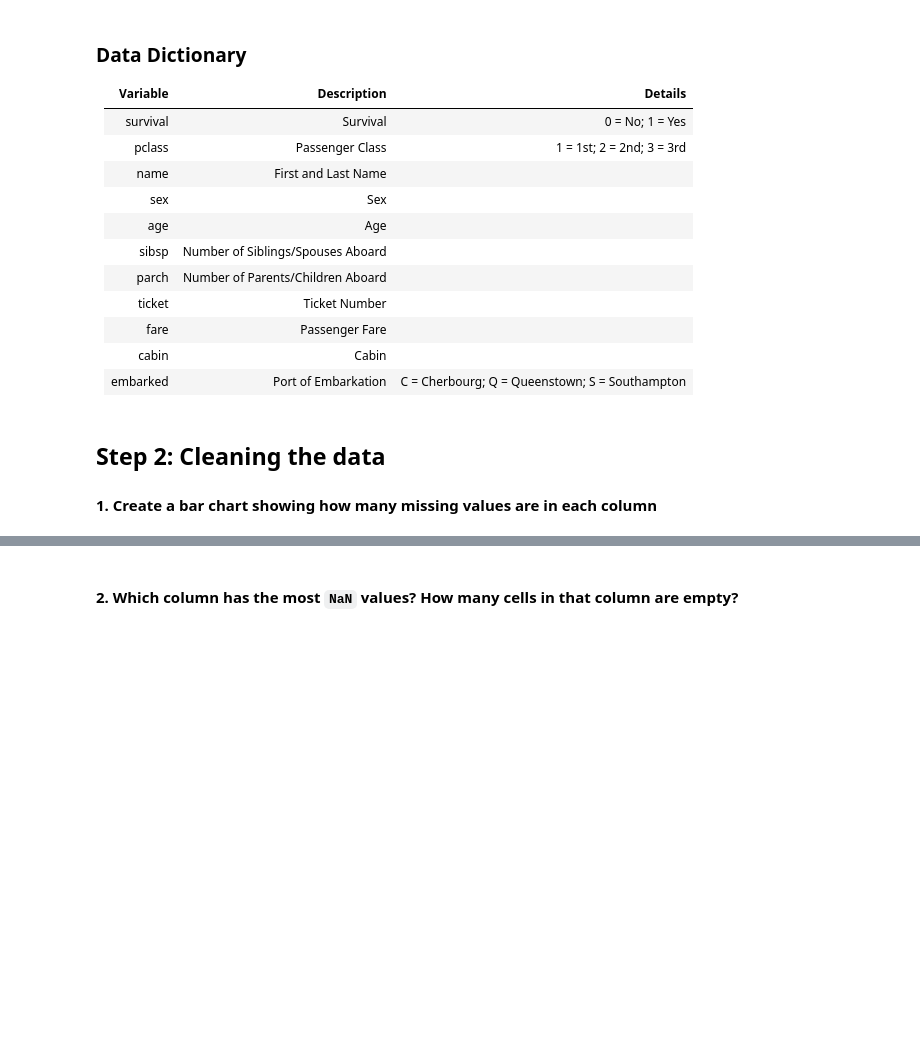
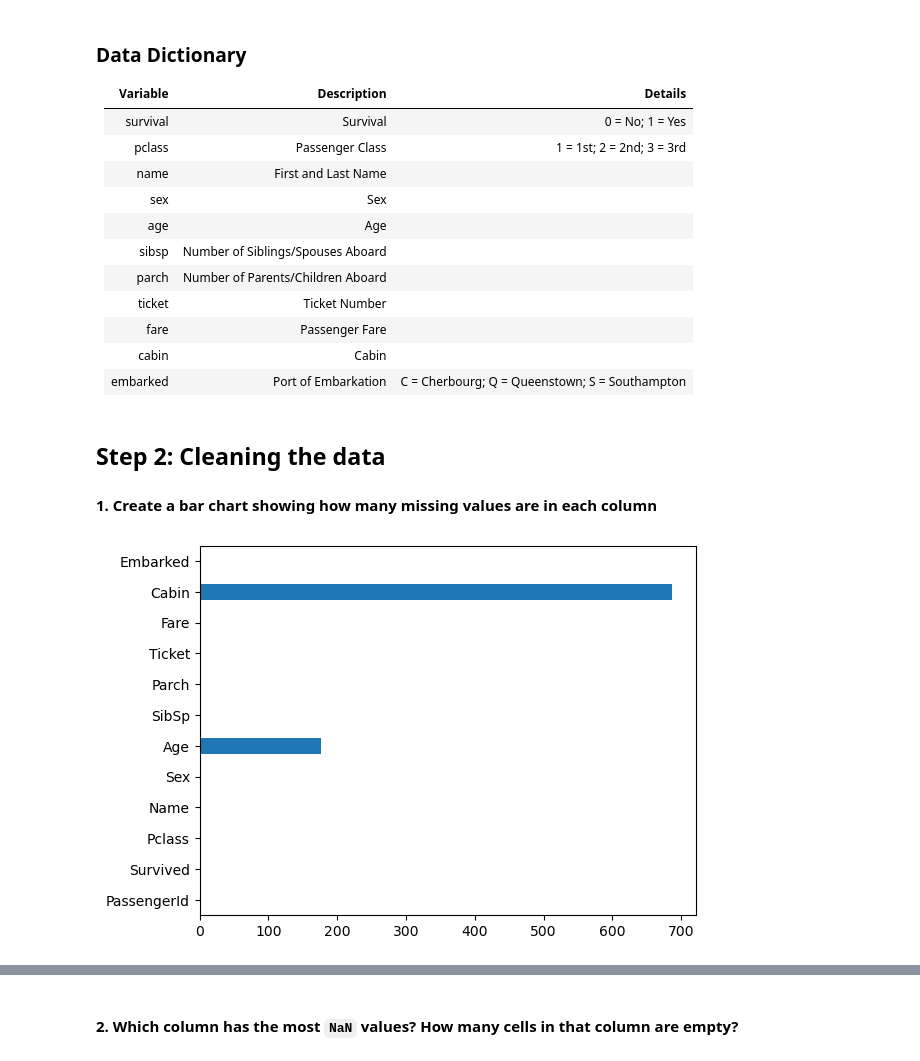
Before and after one commit to utthawit/titanic_lab, a Jupyter notebook: titanic.ipynb, the cells around one changed output, grey strips where cells are left out. Saved outputs shown, nothing was run; the diff lists cells and outputs as text; code cells hidden in the pictures; blank space fills up the shorter version.

```diff
--- a/titanic.ipynb
+++ b/titanic.ipynb
@@ -37,3 +43,7 @@ df = pd.read_csv('train.csv')
 # %% [markdown]
 ## Step 2: Cleaning the data
 ####  1. Create a bar chart showing how many missing values are in each column
+# %%
+df.isnull().sum().plot(kind='barh');
+# %% [output]
+[figure, added]
```
Also changed, not shown: parts of 6 cells of this notebook.
